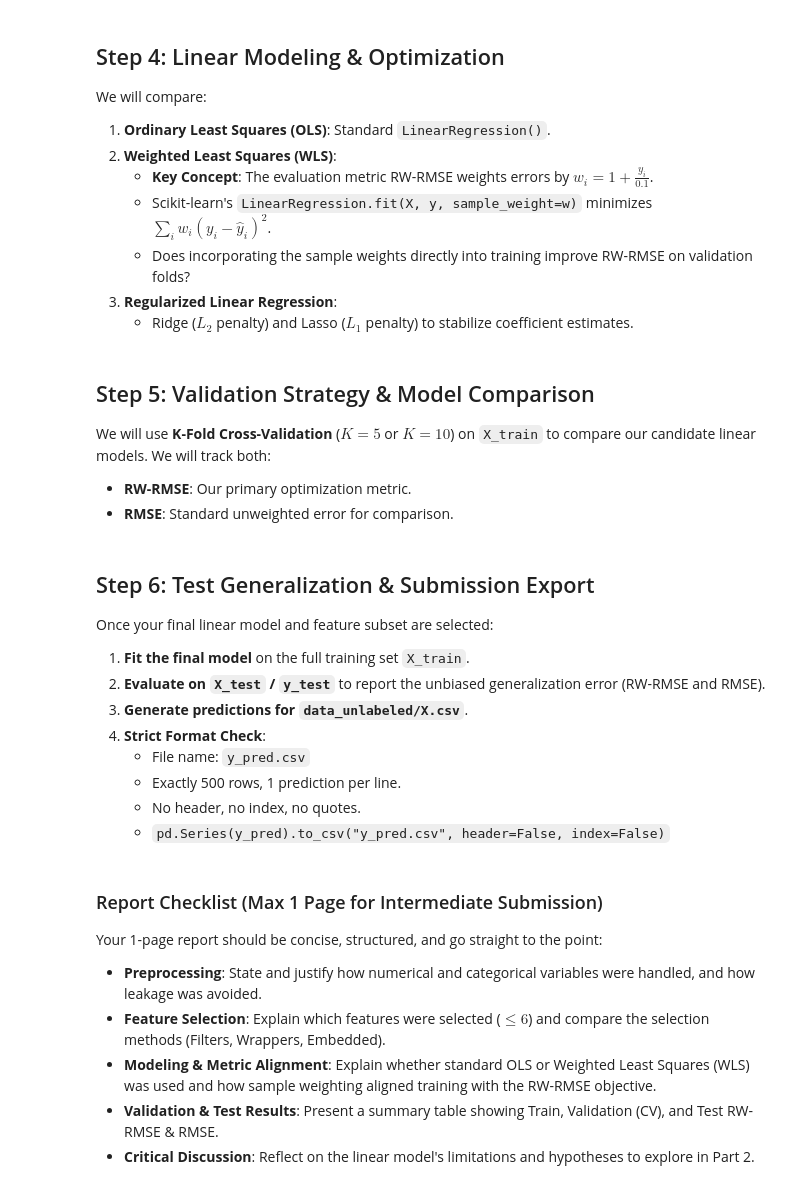
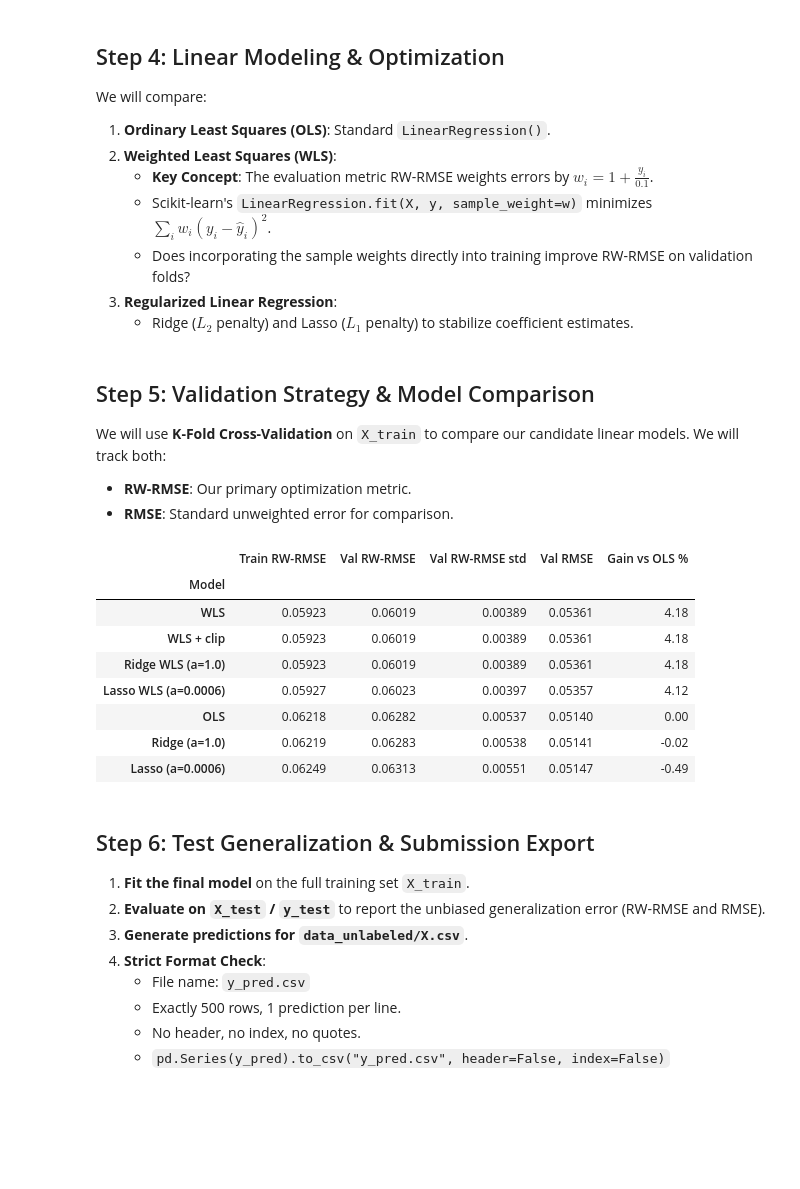
Before and after one commit to RenanGroto/-LELEC2870---Machine-Learning-Project-Smurf-Heart-Failure, a Jupyter notebook: part1.ipynb, the cells around one changed output. Saved outputs shown, nothing was run; the diff lists cells and outputs as text; code cells hidden in the pictures; blank space fills up the shorter version.

Commit message:
Part1 finish

```diff
--- a/part1.ipynb
+++ b/part1.ipynb
@@ -562,13 +722,13 @@ class BoundedWeightedLinearRegression(LinearRegression):
 # %% [markdown]
 ## Step 5: Validation Strategy & Model Comparison
 
-We will use **K-Fold Cross-Validation** ($K=5$ or $K=10$) on `X_train` to compare our candidate linear models.
+We will use **K-Fold Cross-Validation**  on `X_train` to compare our candidate linear models.
 We will track both:
 - **RW-RMSE**: Our primary optimization metric.
 - **RMSE**: Standard unweighted error for comparison.
 # %%
 # Define a cross-validation evaluation loop
-def evaluate_cv(model_fn, X, y, cv=5, use_weights_in_fit=False):
+def evaluate_cv(model_fn, X, y, cv=10, use_weights_in_fit=False):
     kf = KFold(n_splits=cv, shuffle=True, random_state=42)
 
     val_rw_rmses, train_rw_rmses = [], []
@@ -581,12 +741,15 @@ def evaluate_cv(model_fn, X, y, cv=5, use_weights_in_fit=False):
         model = model_fn()
         if use_weights_in_fit:
             w_tr = 1.0 + y_tr / 0.1
-            model.fit(X_tr, y_tr, sample_weight=w_tr)
+            if isinstance(model, Pipeline):
+                model.fit(X_tr, y_tr, **{f"{model.steps[-1][0]}__sample_weight": w_tr})
+            else:
+                model.fit(X_tr, y_tr, sample_weight=w_tr)
         else:
             model.fit(X_tr, y_tr)
 
-        preds_tr = np.clip(model.predict(X_tr), 0, None)
-        preds_val = np.clip(model.predict(X_val), 0, None)
+        preds_tr = np.clip(model.predict(X_tr), 0, 1)
+        preds_val = np.clip(model.predict(X_val), 0, 1)
 
         train_rw_rmses.append(rw_rmse(y_tr, preds_tr))
         val_rw_rmses.append(rw_rmse(y_val, preds_val))
@@ -600,5 +763,3 @@ def evaluate_cv(model_fn, X, y, cv=5, use_weights_in_fit=False):
         'Train RMSE': np.mean(train_rmses),
         'Val RMSE': np.mean(val_rmses)
     }
-
-print("Cross-validation function defined successfully.")
@@ -613,7 +766,50 @@ print("Cross-validation function defined successfully.")
+# %%
+# Compare candidate linear models with 5-fold CV.
+X_selected = X_train_feat[selected_original_features]
+
+def make_pipe(model):
+    """Return a factory so evaluate_cv gets a fresh pipeline on every fold."""
+    return lambda: Pipeline([
+        ('prep',  make_preprocessor(selected_original_features)),
+        ('model', model),
+    ])
+
+candidates = {
+    'OLS':                  (make_pipe(LinearRegression()),                       False),
+    'WLS':                  (make_pipe(LinearRegression()),                       True),
+    'WLS + clip':           (make_pipe(BoundedWeightedLinearRegression()),        True),
+    'Ridge (a=1.0)':        (make_pipe(Ridge(alpha=1.0)),                         False),
+    'Ridge WLS (a=1.0)':    (make_pipe(Ridge(alpha=1.0)),                         True),
+    'Lasso (a=0.0006)':     (make_pipe(Lasso(alpha=0.0006, max_iter=10000)),      False),
+    'Lasso WLS (a=0.0006)': (make_pipe(Lasso(alpha=0.0006, max_iter=10000)),      True),
+}
+
+rows = []
+for name, (model_fn, weighted) in candidates.items():
+    r = evaluate_cv(model_fn, X_selected, y_train, cv=5, use_weights_in_fit=weighted)
+    r['Model'] = name
+    rows.append(r)
+
+cv_results = (pd.DataFrame(rows)
+                .set_index('Model')[['Train RW-RMSE', 'Val RW-RMSE', 'Val RW-RMSE std', 'Val RMSE']]
+                .sort_values('Val RW-RMSE'))
+
+ols = cv_results.loc['OLS', 'Val RW-RMSE']
+cv_results['Gain vs OLS %'] = (100 * (ols - cv_results['Val RW-RMSE']) / ols).round(2)
+cv_results.round(5)
+# %% [output]
+|  | Train RW-RMSE | Val RW-RMSE | Val RW-RMSE std | Val RMSE | Gain vs OLS % |
+| Model |  |  |  |  |  |
+| WLS | 0.05923 | 0.06019 | 0.00389 | 0.05361 | 4.18 |
+| WLS + clip | 0.05923 | 0.06019 | 0.00389 | 0.05361 | 4.18 |
+| Ridge WLS (a=1.0) | 0.05923 | 0.06019 | 0.00389 | 0.05361 | 4.18 |
+| Lasso WLS (a=0.0006) | 0.05927 | 0.06023 | 0.00397 | 0.05357 | 4.12 |
+| OLS | 0.06218 | 0.06282 | 0.00537 | 0.05140 | 0.00 |
+| Ridge (a=1.0) | 0.06219 | 0.06283 | 0.00538 | 0.05141 | -0.02 |
+| Lasso (a=0.0006) | 0.06249 | 0.06313 | 0.00551 | 0.05147 | -0.49 |
 # %% [markdown]
 ## Step 6: Test Generalization & Submission Export
 
-Once your final linear model and feature subset are selected:
 1. **Fit the final model** on the full training set `X_train`.
 2. **Evaluate on `X_test` / `y_test`** to report the unbiased generalization error (RW-RMSE and RMSE).
 3. **Generate predictions for `data_unlabeled/X.csv`**.
@@ -642,8 +820,0 @@ Once your final linear model and feature subset are selected:
-# %% [markdown]
-### Report Checklist (Max 1 Page for Intermediate Submission)
-Your 1-page report should be concise, structured, and go straight to the point:
-- **Preprocessing**: State and justify how numerical and categorical variables were handled, and how leakage was avoided.
-- **Feature Selection**: Explain which features were selected ($\le 6$) and compare the selection methods (Filters, Wrappers, Embedded).
-- **Modeling & Metric Alignment**: Explain whether standard OLS or Weighted Least Squares (WLS) was used and how sample weighting aligned training with the RW-RMSE objective.
-- **Validation & Test Results**: Present a summary table showing Train, Validation (CV), and Test RW-RMSE & RMSE.
-- **Critical Discussion**: Reflect on the linear model's limitations and hypotheses to explore in Part 2.
```
Also changed, not shown: parts of 25 cells of this notebook, 2 other files.
